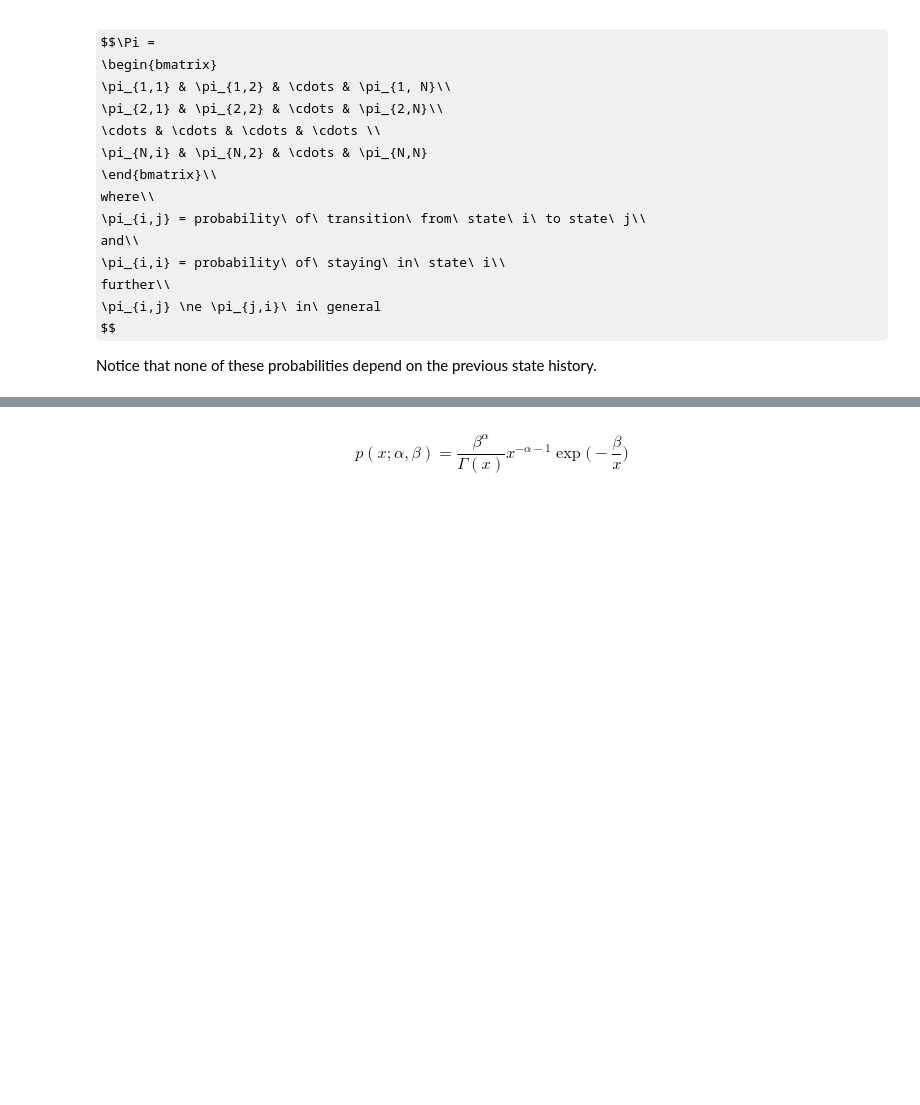
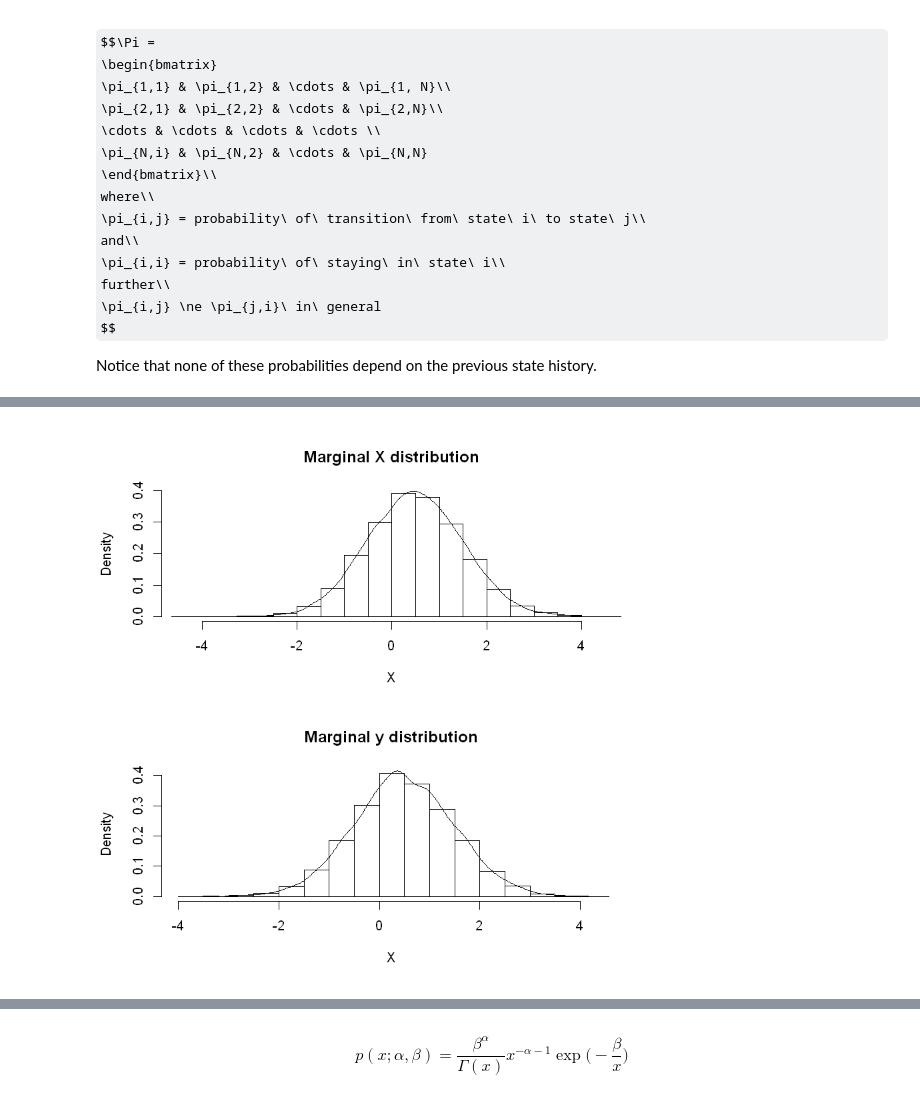
Before and after one commit to StephenElston/DataScience350, a Jupyter notebook: Lecture9/BayesModels2.ipynb, the cells around one changed output, grey strips where cells are left out. Cells and saved outputs as stored; diff of their text form; code cells hidden in the pictures; some formulas as TeX source; blank space fills up the shorter version.

```diff
--- a/Lecture9/BayesModels2.ipynb
+++ b/Lecture9/BayesModels2.ipynb
@@ -128,0 +125,13 @@ If s is too big, get large jumps and slow convergence
+# %%
+par(mfrow = c(2,1))
+hist(random_points[,1], freq = FALSE,
+     main = 'Marginal X distribution',
+     xlab = 'X')
+lines(density(random_points[,1]))
+hist(random_points[,2], freq = FALSE,
+     main = 'Marginal y distribution',
+     xlab = 'X')
+lines(density(random_points[,2]))
+par(mfrow = c(1,1))
+# %% [output]
+[figure, added]
```
Also changed, not shown: parts of 33 cells of this notebook, 5 other files.
